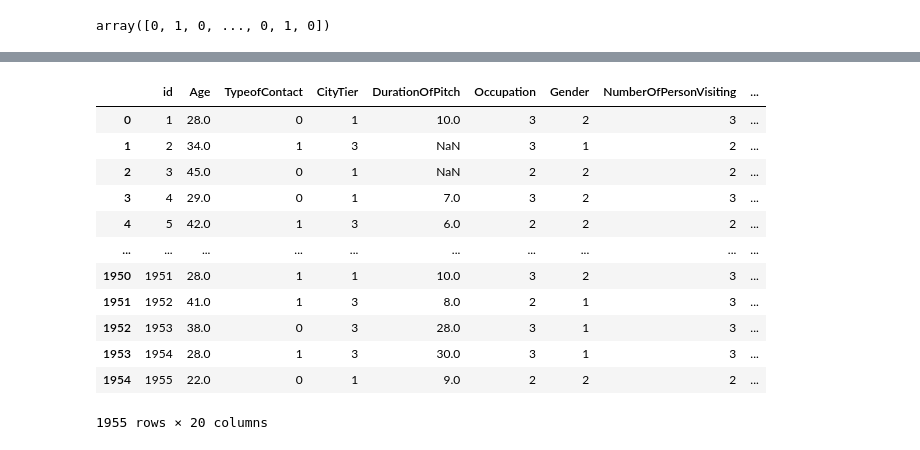
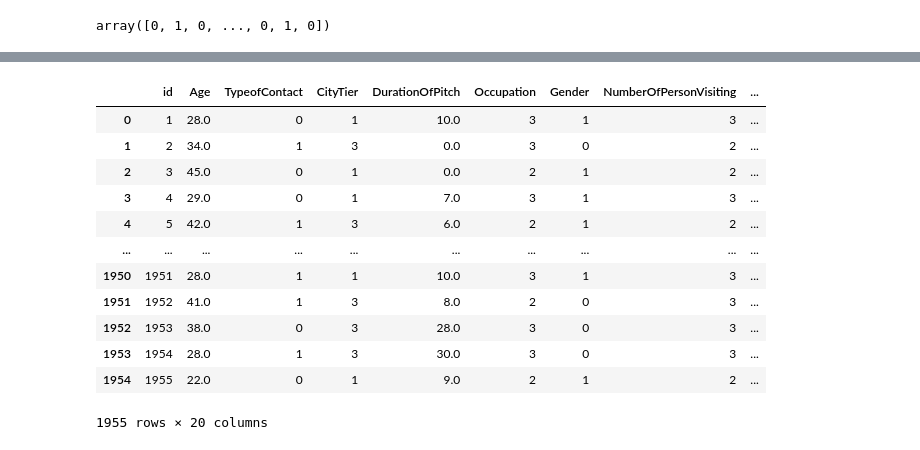
Before and after one commit to T-aggle/Dacon-basic-Study, a Jupyter notebook: jiyeon/여행상품경진대회/데이콘_Basic_여행_상품_신청_여부_예측_경진대회.ipynb, the cells around one changed output, grey strips where cells are left out. Saved outputs shown, nothing was run; the diff lists cells and outputs as text; code cells hidden in the pictures.

```diff
--- a/jiyeon/여행상품경진대회/데이콘_Basic_여행_상품_신청_여부_예측_경진대회.ipynb
+++ b/jiyeon/여행상품경진대회/데이콘_Basic_여행_상품_신청_여부_예측_경진대회.ipynb
@@ -117,0 +115,2 @@ plt.show()
+# %%
+train = train.replace({'Gender' : 'Fe Male'}, 'Female')
@@ -154,0 +150,18 @@ train
+# %%
+# 결측치를 처리하는 함수를 작성합니다.
+def handle_na(data):
+    temp = data.copy()
+    for col, dtype in temp.dtypes.items():
+        if dtype == 'object':
+            # 문자형 칼럼의 경우 'Unknown'을 채워줍니다.
+            value = 'Unknown'
+        elif dtype == int or dtype == float:
+            # 수치형 칼럼의 경우 0을 채워줍니다.
+            value = 0
+        temp.loc[:,col] = temp[col].fillna(value)
+    return temp
+
+train_nona = handle_na(train)
+
+# 결측치 처리가 잘 되었는지 확인해 줍니다.
+train_nona.isna().sum()
@@ -159,9 +190,9 @@ from sklearn.preprocessing import LabelEncoder
 encoder = LabelEncoder()
 
 # LabelEcoder는 학습하는 과정을 필요로 합니다.
-encoder.fit(train['TypeofContact'])
+encoder.fit(train_nona['TypeofContact'])
 
 #학습된 encoder를 사용하여 문자형 변수를 숫자로 변환해줍니다.
-encoder.transform(train['TypeofContact'])
+encoder.transform(train_nona['TypeofContact'])
 # %% [output]
 array([0, 1, 0, ..., 0, 1, 0])
@@ -184,28 +199,26 @@ train
 # %%
-object_columns = train.columns[train.dtypes == 'object']
-
-train_enc = train.copy()
+train_enc = train_nona.copy()
 
 # 모든 문자형 변수에 대해 encoder를 적용합니다.
 for o_col in object_columns:
     encoder = LabelEncoder()
     encoder.fit(train_enc[o_col])
     train_enc[o_col] = encoder.transform(train_enc[o_col])
 
 # 결과를 확인합니다.
 train_enc
 # %% [output]
 |  | id | Age | TypeofContact | CityTier | DurationOfPitch | Occupation | Gender | NumberOfPersonVisiting | ... |
-| 0 | 1 | 28.0 | 0 | 1 | 10.0 | 3 | 2 | 3 | ... |
-| 1 | 2 | 34.0 | 1 | 3 | NaN | 3 | 1 | 2 | ... |
-| 2 | 3 | 45.0 | 0 | 1 | NaN | 2 | 2 | 2 | ... |
-| 3 | 4 | 29.0 | 0 | 1 | 7.0 | 3 | 2 | 3 | ... |
-| 4 | 5 | 42.0 | 1 | 3 | 6.0 | 2 | 2 | 2 | ... |
+| 0 | 1 | 28.0 | 0 | 1 | 10.0 | 3 | 1 | 3 | ... |
+| 1 | 2 | 34.0 | 1 | 3 | 0.0 | 3 | 0 | 2 | ... |
+| 2 | 3 | 45.0 | 0 | 1 | 0.0 | 2 | 1 | 2 | ... |
+| 3 | 4 | 29.0 | 0 | 1 | 7.0 | 3 | 1 | 3 | ... |
+| 4 | 5 | 42.0 | 1 | 3 | 6.0 | 2 | 1 | 2 | ... |
 | ... | ... | ... | ... | ... | ... | ... | ... | ... | ... |
-| 1950 | 1951 | 28.0 | 1 | 1 | 10.0 | 3 | 2 | 3 | ... |
-| 1951 | 1952 | 41.0 | 1 | 3 | 8.0 | 2 | 1 | 3 | ... |
-| 1952 | 1953 | 38.0 | 0 | 3 | 28.0 | 3 | 1 | 3 | ... |
-| 1953 | 1954 | 28.0 | 1 | 3 | 30.0 | 3 | 1 | 3 | ... |
-| 1954 | 1955 | 22.0 | 0 | 1 | 9.0 | 2 | 2 | 2 | ... |
+| 1950 | 1951 | 28.0 | 1 | 1 | 10.0 | 3 | 1 | 3 | ... |
+| 1951 | 1952 | 41.0 | 1 | 3 | 8.0 | 2 | 0 | 3 | ... |
+| 1952 | 1953 | 38.0 | 0 | 3 | 28.0 | 3 | 0 | 3 | ... |
+| 1953 | 1954 | 28.0 | 1 | 3 | 30.0 | 3 | 0 | 3 | ... |
+| 1954 | 1955 | 22.0 | 0 | 1 | 9.0 | 2 | 1 | 2 | ... |
 1955 rows × 20 columns
 # %%
```
Also changed, not shown: parts of 32 cells of this notebook.
